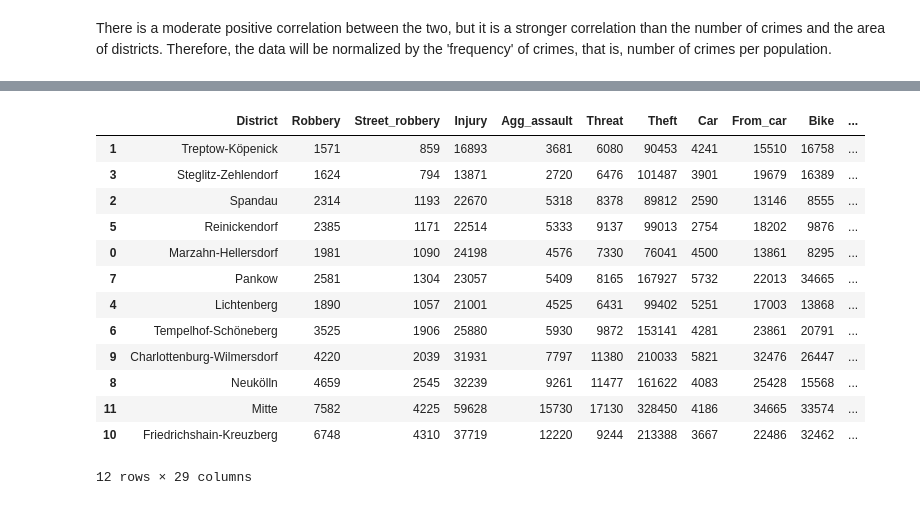
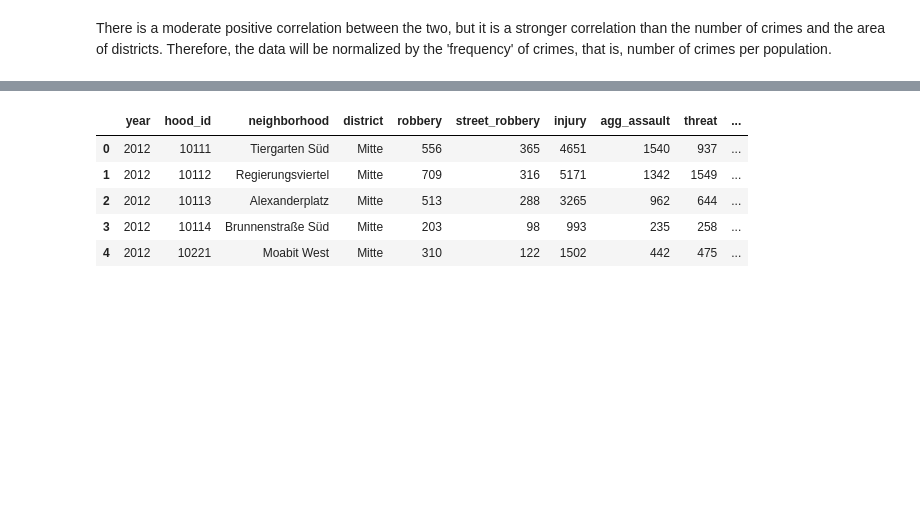
Before and after one commit to MilVas/Week-6-Project-Berlin-Crime, a Jupyter notebook: Milena.ipynb, the cells around one changed output, grey strips where cells are left out. Drawn from its saved outputs; the diff is of its cells as text; code cells hidden in the pictures; blank space fills up the shorter version.

```diff
--- a/Milena.ipynb
+++ b/Milena.ipynb
@@ -262,39 +263,0 @@ We will use the frequency of crime rates, as in crime per 100 000 people.
-# %%
-#Assigning normalized columns
-
-DO = DO.assign(Robbery_per_sqm = DO.Robbery /DO.Area)
-DO.Robbery_per_sqm  = DO.Robbery_per_sqm.round(1)
-DO = DO.assign(Street_Robbery_per_sqm = DO.Street_robbery /DO.Area)
-DO.Street_Robbery_per_sqm  = DO.Street_Robbery_per_sqm.round(1)
-DO = DO.assign(Injury_per_sqm = DO.Injury /DO.Area)
-DO.Injury_per_sqm  = DO.Injury_per_sqm.round(1)
-DO = DO.assign(AggAssault_per_sqm = DO.Agg_assault /DO.Area)
-DO.AggAssault_per_sqm  = DO.AggAssault_per_sqm.round(1)
-DO = DO.assign(Threat_per_sqm = DO.Threat /DO.Area)
-DO.Threat_per_sqm  = DO.Threat_per_sqm.round(1)
-DO = DO.assign(Threat_per_sqm = DO.Threat /DO.Area)
-DO.Threat_per_sqm  = DO.Threat_per_sqm.round(1)
-DO = DO.assign(Theft_per_sqm = DO.Theft /DO.Area)
-DO.Theft_per_sqm  = DO.Theft_per_sqm.round(1)
-DO = DO.assign(Car_per_sqm = DO.Car /DO.Area)
-DO.Car_per_sqm  = DO.Car_per_sqm.round(1)
-DO = DO.assign(FromCar_per_sqm = DO.From_car /DO.Area)
-DO.FromCar_per_sqm  = DO.FromCar_per_sqm.round(1)
-DO = DO.assign(Bike_per_sqm = DO.Bike /DO.Area)
-DO.Bike_per_sqm  = DO.Bike_per_sqm.round(1)
-DO
-# %% [output]
-|  | District | Robbery | Street_robbery | Injury | Agg_assault | Threat | Theft | Car | From_car | Bike | ... |
-| 1 | Treptow-Köpenick | 1571 | 859 | 16893 | 3681 | 6080 | 90453 | 4241 | 15510 | 16758 | ... |
-| 3 | Steglitz-Zehlendorf | 1624 | 794 | 13871 | 2720 | 6476 | 101487 | 3901 | 19679 | 16389 | ... |
-| 2 | Spandau | 2314 | 1193 | 22670 | 5318 | 8378 | 89812 | 2590 | 13146 | 8555 | ... |
-| 5 | Reinickendorf | 2385 | 1171 | 22514 | 5333 | 9137 | 99013 | 2754 | 18202 | 9876 | ... |
-| 0 | Marzahn-Hellersdorf | 1981 | 1090 | 24198 | 4576 | 7330 | 76041 | 4500 | 13861 | 8295 | ... |
-| 7 | Pankow | 2581 | 1304 | 23057 | 5409 | 8165 | 167927 | 5732 | 22013 | 34665 | ... |
-| 4 | Lichtenberg | 1890 | 1057 | 21001 | 4525 | 6431 | 99402 | 5251 | 17003 | 13868 | ... |
-| 6 | Tempelhof-Schöneberg | 3525 | 1906 | 25880 | 5930 | 9872 | 153141 | 4281 | 23861 | 20791 | ... |
-| 9 | Charlottenburg-Wilmersdorf | 4220 | 2039 | 31931 | 7797 | 11380 | 210033 | 5821 | 32476 | 26447 | ... |
-| 8 | Neukölln | 4659 | 2545 | 32239 | 9261 | 11477 | 161622 | 4083 | 25428 | 15568 | ... |
-| 11 | Mitte | 7582 | 4225 | 59628 | 15730 | 17130 | 328450 | 4186 | 34665 | 33574 | ... |
-| 10 | Friedrichshain-Kreuzberg | 6748 | 4310 | 37719 | 12220 | 9244 | 213388 | 3667 | 22486 | 32462 | ... |
-12 rows × 29 columns
@@ -300,0 +268,9 @@ DO
+# %%
+crime_freq.head()
+# %% [output]
+|  | year | hood_id | neighborhood | district | robbery | street_robbery | injury | agg_assault | threat | ... |
+| 0 | 2012 | 10111 | Tiergarten Süd | Mitte | 556 | 365 | 4651 | 1540 | 937 | ... |
+| 1 | 2012 | 10112 | Regierungsviertel | Mitte | 709 | 316 | 5171 | 1342 | 1549 | ... |
+| 2 | 2012 | 10113 | Alexanderplatz | Mitte | 513 | 288 | 3265 | 962 | 644 | ... |
+| 3 | 2012 | 10114 | Brunnenstraße Süd | Mitte | 203 | 98 | 993 | 235 | 258 | ... |
+| 4 | 2012 | 10221 | Moabit West | Mitte | 310 | 122 | 1502 | 442 | 475 | ... |
```
Also changed, not shown: parts of 9 cells of this notebook, 1 other file.
